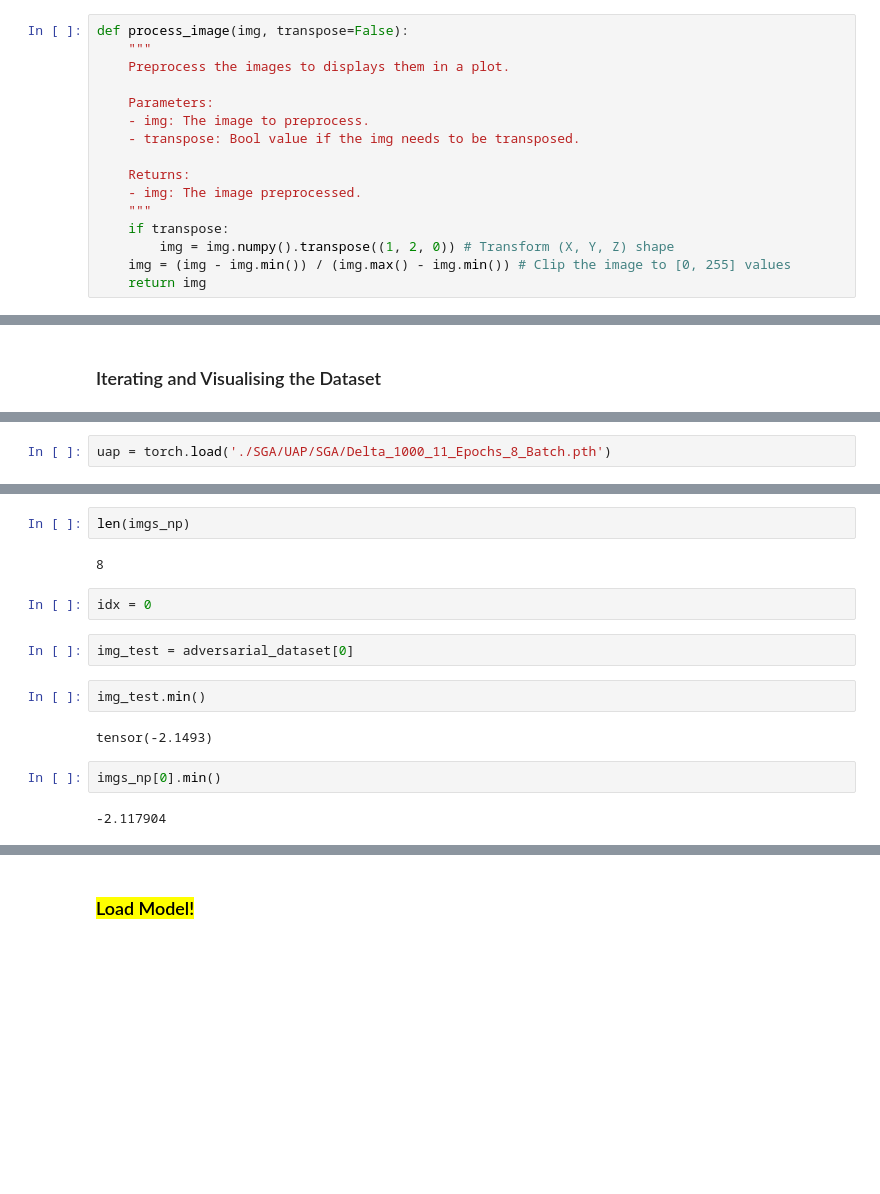
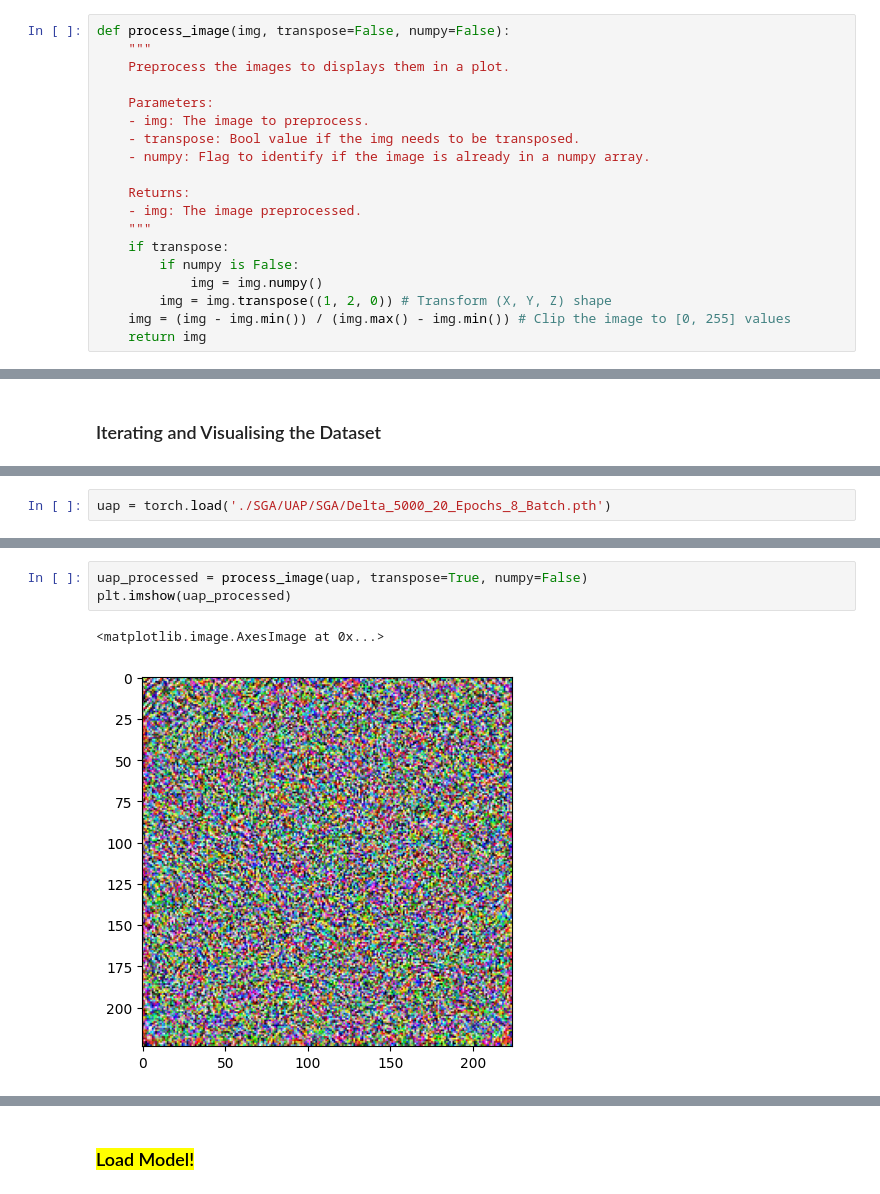
Before and after one commit to ipleiria-ciic/sp-ia, a Jupyter notebook: NB07-0224/NB07-0224-3.0.0-SGABased-Dataset.ipynb, the cells around one changed output, grey strips where cells are left out. Cells and saved outputs as stored; diff of their text form; blank space fills up the shorter version.

Commit message:
fix: uap code + image retrieve

```diff
--- a/NB07-0224/NB07-0224-3.0.0-SGABased-Dataset.ipynb
+++ b/NB07-0224/NB07-0224-3.0.0-SGABased-Dataset.ipynb
@@ -49,16 +51,19 @@ device = ("cuda" if torch.cuda.is_available() else "mps" if torch.backends.mps.i
 # %%
-def process_image(img, transpose=False):
+def process_image(img, transpose=False, numpy=False):
     """
     Preprocess the images to displays them in a plot.
 
     Parameters:
     - img: The image to preprocess.
     - transpose: Bool value if the img needs to be transposed.
+    - numpy: Flag to identify if the image is already in a numpy array.
 
     Returns:
     - img: The image preprocessed.
     """
     if transpose:
-        img = img.numpy().transpose((1, 2, 0)) # Transform (X, Y, Z) shape
+        if numpy is False:
+            img = img.numpy()
+        img = img.transpose((1, 2, 0)) # Transform (X, Y, Z) shape
     img = (img - img.min()) / (img.max() - img.min()) # Clip the image to [0, 255] values
     return img
@@ -149,2 +192,2 @@ plt.show()
 # %%
-uap = torch.load('./SGA/UAP/SGA/Delta_1000_11_Epochs_8_Batch.pth')
+uap = torch.load('./SGA/UAP/SGA/Delta_5000_20_Epochs_8_Batch.pth')
@@ -200,16 +194,6 @@ len(adversarial_dataset)
-# %%
-len(imgs_np)
-# %% [output]
-8
-# %%
-idx = 0
-# %%
-img_test = adversarial_dataset[0]
-# %%
-img_test.min()
-# %% [output]
-tensor(-2.1493)
-# %%
-imgs_np[0].min()
-# %% [output]
--2.117904
+# %%
+uap_processed = process_image(uap, transpose=True, numpy=False)
+plt.imshow(uap_processed)
+# %% [output]
+<matplotlib.image.AxesImage at 0x...>
+[figure, added]
```
Also changed, not shown: parts of 69 cells of this notebook, 19 other files.
